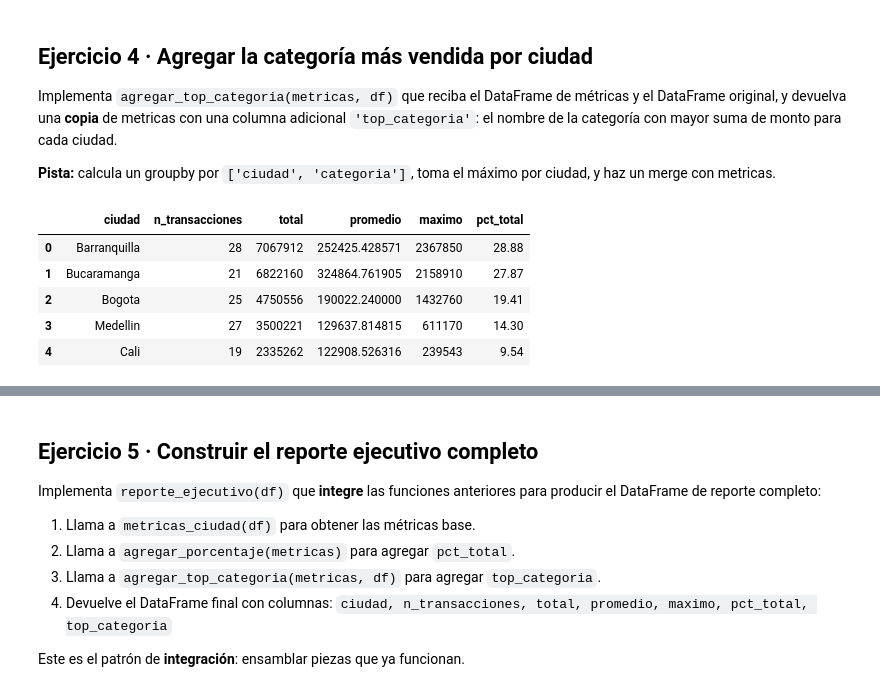
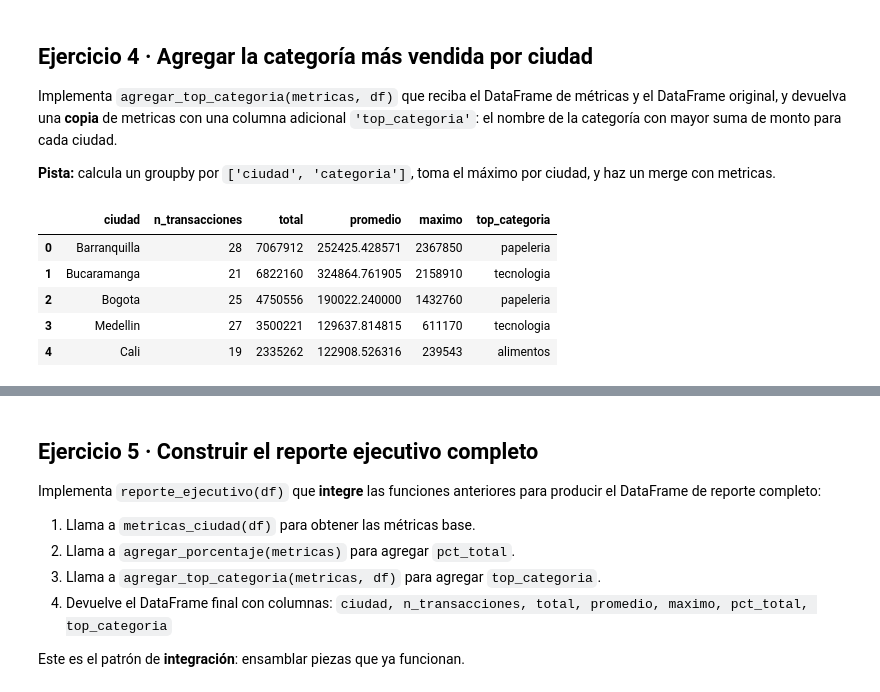
Before and after one commit to nashlypilar-collab/intro_ciencia_mis_tareas, a Jupyter notebook: homework02.ipynb, the cells around one changed output, grey strips where cells are left out. Drawn from its saved outputs; the diff is of its cells as text; code cells hidden in the pictures.

```diff
--- a/homework02.ipynb
+++ b/homework02.ipynb
@@ -269,15 +289,16 @@ def agregar_top_categoria(metricas, df):
 
     return resultado
-# %%
-met_pct = agregar_porcentaje(met)
-met_pct
-# %% [output]
-|  | ciudad | n_transacciones | total | promedio | maximo | pct_total |
-| 0 | Barranquilla | 28 | 7067912 | 252425.428571 | 2367850 | 28.88 |
-| 1 | Bucaramanga | 21 | 6822160 | 324864.761905 | 2158910 | 27.87 |
-| 2 | Bogota | 25 | 4750556 | 190022.240000 | 1432760 | 19.41 |
-| 3 | Medellin | 27 | 3500221 | 129637.814815 | 611170 | 14.30 |
-| 4 | Cali | 19 | 2335262 | 122908.526316 | 239543 | 9.54 |
+# %%
+met_top = agregar_top_categoria(met, df)
+
+met_top
+# %% [output]
+|  | ciudad | n_transacciones | total | promedio | maximo | top_categoria |
+| 0 | Barranquilla | 28 | 7067912 | 252425.428571 | 2367850 | papeleria |
+| 1 | Bucaramanga | 21 | 6822160 | 324864.761905 | 2158910 | tecnologia |
+| 2 | Bogota | 25 | 4750556 | 190022.240000 | 1432760 | papeleria |
+| 3 | Medellin | 27 | 3500221 | 129637.814815 | 611170 | tecnologia |
+| 4 | Cali | 19 | 2335262 | 122908.526316 | 239543 | alimentos |
 # %%
 # === Tests visibles · Ejercicio 4 ===
 import os
```
Also changed, not shown: parts of 16 cells of this notebook.
